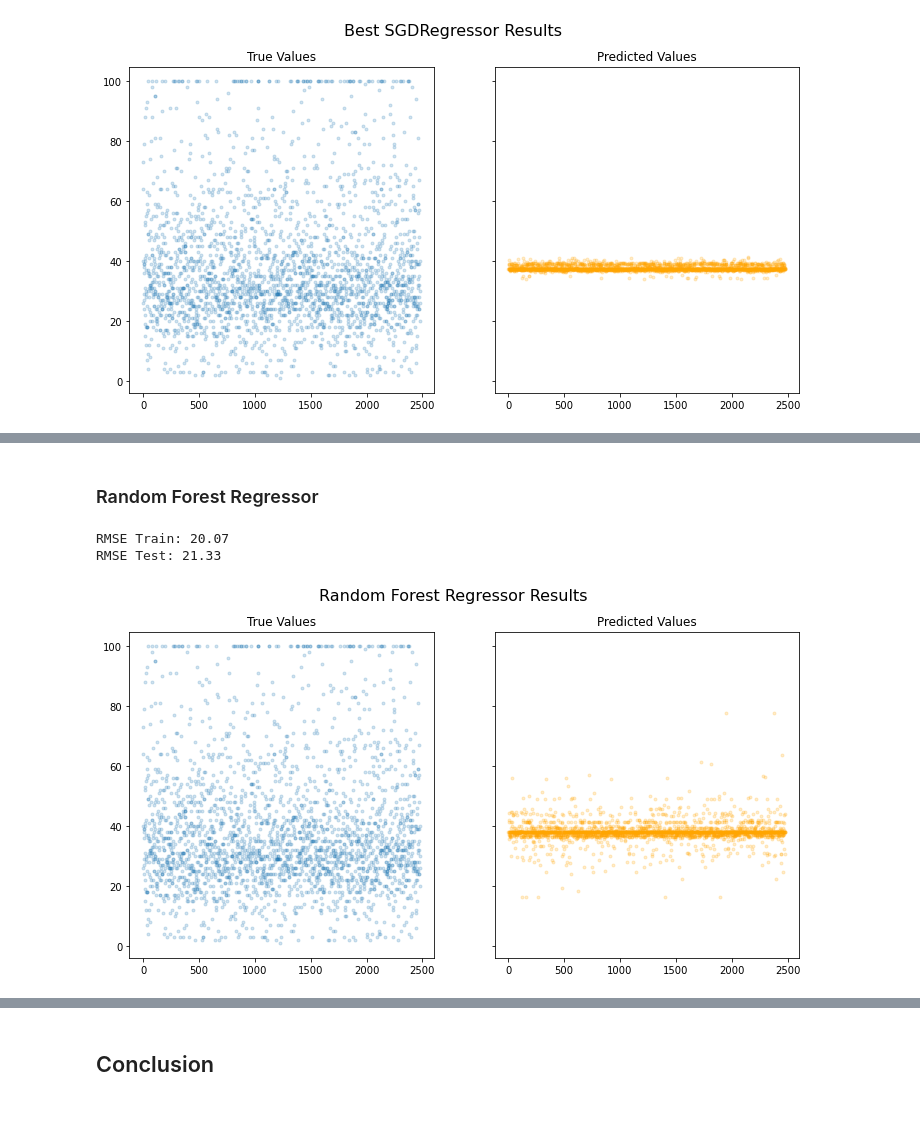
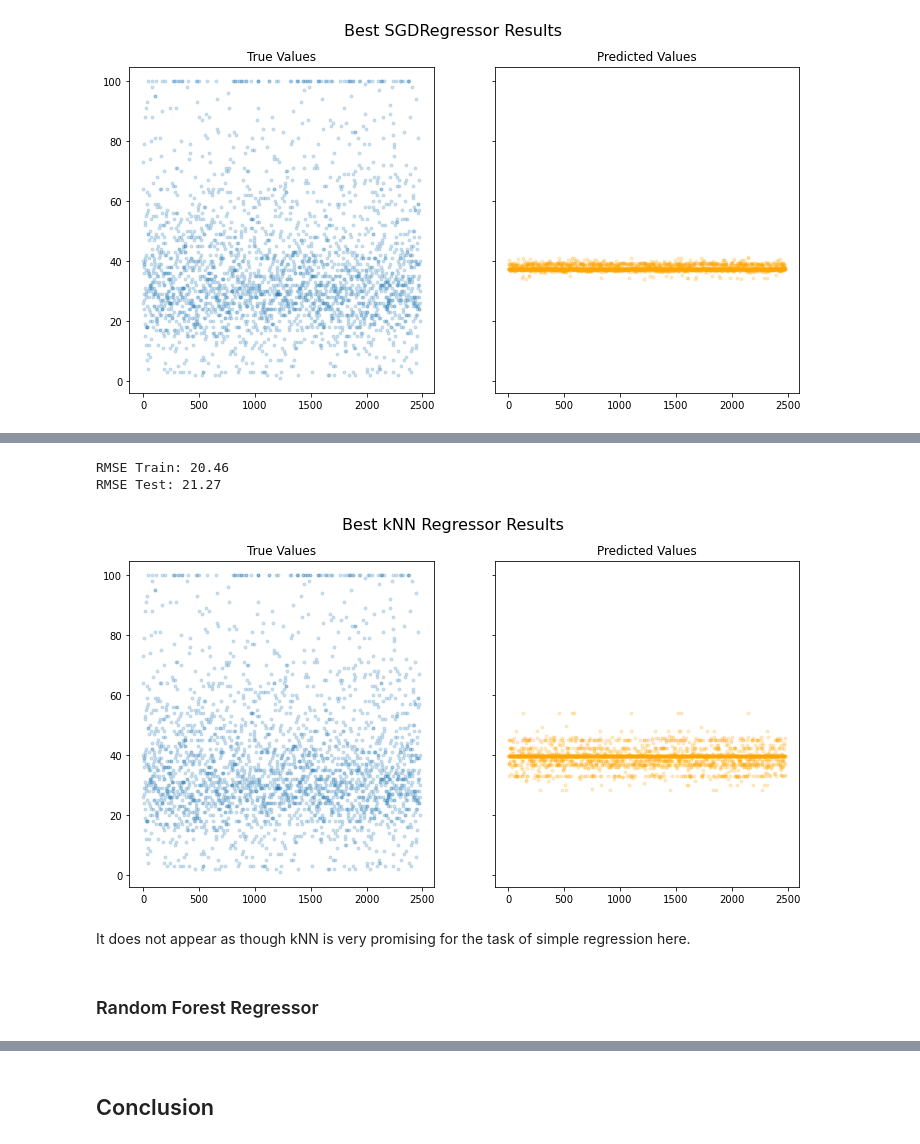
Before and after one commit to Sombrero7/pawpularity-contest, a Jupyter notebook: main_notebook.ipynb, the cells around one changed output, grey strips where cells are left out. Saved outputs shown, nothing was run; the diff lists cells and outputs as text; code cells hidden in the pictures; blank space fills up the shorter version.

```diff
--- a/main_notebook.ipynb
+++ b/main_notebook.ipynb
@@ -643,0 +621,27 @@ RMSE Test: 21.07
+# %%
+# build kNN pipe
+knn_pipe = Pipeline(steps=[
+    ('poly', PolynomialFeatures(interaction_only=True)),
+    ('ss', StandardScaler()),
+    ('knn', KNeighborsRegressor(n_jobs=-1))])
+
+# build kNN param grid
+knn_grid = {
+
+    'poly__degree':[1,2],
+    'poly__include_bias':[True, False],
+    'ss':[None, StandardScaler()],
+    'knn__n_neighbors':[1,3,9,13,21],
+    'knn__p':[1,2]
+
+}
+
+# build gridsearch object
+knn_gs = GridSearchCV(estimator=knn_pipe,
+                     param_grid=knn_grid,
+                     cv=5,
+                     scoring='neg_mean_squared_error')
+# %%
+# fit and store
+knn_gs.fit(X_train, y_train)
+knn_best = knn_gs.best_estimator_
@@ -644,2 +657,11 @@ RMSE Test: 21.07
+# %%
+# investigate best KNN
+fit_score_plot(knn_best, 'Best kNN Regressor', X_train, X_test, y_train, y_test)
+# %% [output]
+RMSE Train: 20.46
+RMSE Test: 21.27
+[figure, added]
+# %% [markdown]
+It does not appear as though kNN is very promising for the task of simple regression here.
 # %% [markdown]
 ### Random Forest Regressor
@@ -650,6 +667,0 @@ rf_baseline = RandomForestRegressor(random_state=42)
-# %%
-fit_score_plot(rf_baseline, 'Random Forest Regressor', X_train, X_test, y_train, y_test)
-# %% [output]
-RMSE Train: 20.07
-RMSE Test: 21.33
-[figure, removed]
```
Also changed, not shown: parts of 150 cells of this notebook, 1 other file.
